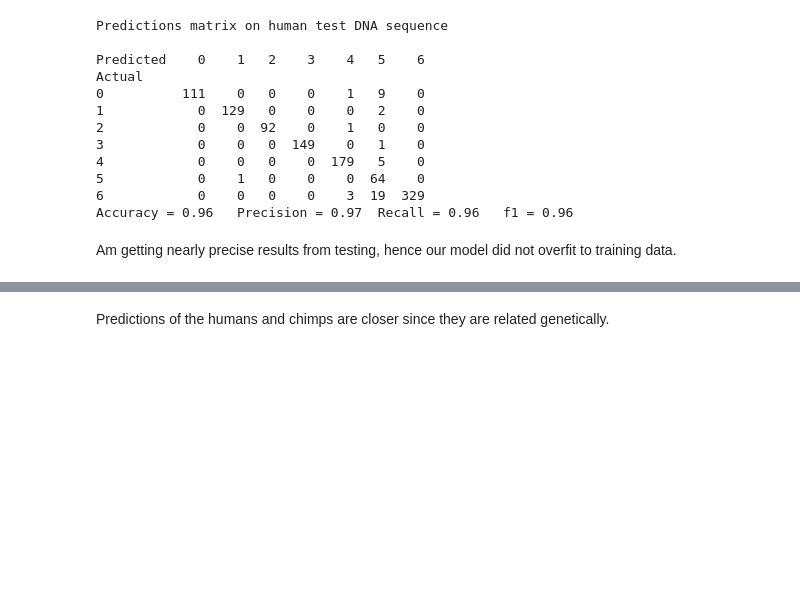
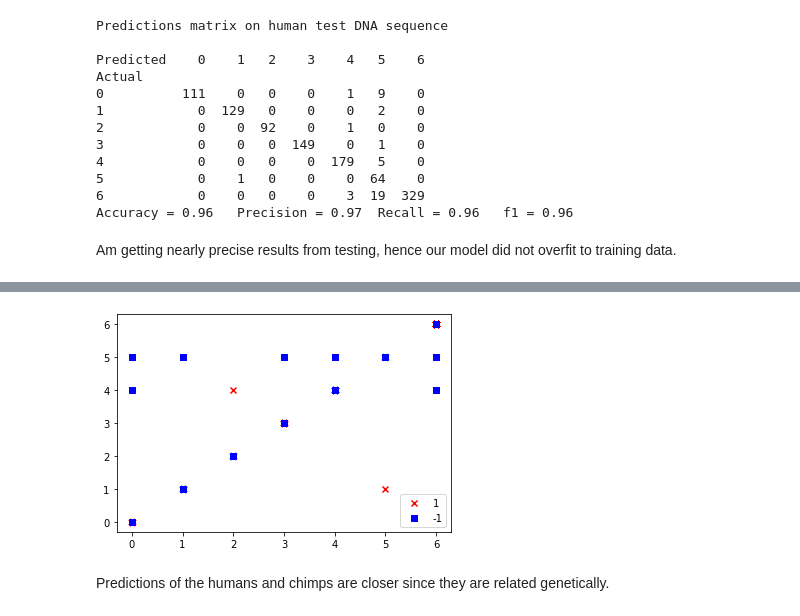
Before and after one commit to itsnameeta/MachineLearning-DNASequencing, a Jupyter notebook: DNA_Analysis.ipynb, the cells around one changed output, grey strips where cells are left out. Saved outputs shown, nothing was run; the diff lists cells and outputs as text; code cells hidden in the pictures; blank space fills up the shorter version.

```diff
--- a/DNA_Analysis.ipynb
+++ b/DNA_Analysis.ipynb
@@ -343,5 +343,12 @@ Actual
 5            0    0    0    0    0  109    0
 6            0    0    0    0    4   14  503
 Accuracy = 0.98   Precision = 0.98  Recall = 0.98   f1 = 0.98
+# %%
+plt.scatter(y_test, y_Prd, c="red", marker='x', label='1')
+plt.scatter(yChimp, y_PrdChimp, c="blue", marker='s', label='-1')
+plt.legend(loc='lower right')
+plt.show()
+# %% [output]
+[figure, added]
 # %% [markdown]
 Predictions of the humans and chimps are closer since they are related genetically.
```
Also changed, not shown: parts of 2 cells of this notebook, 20 other files.
